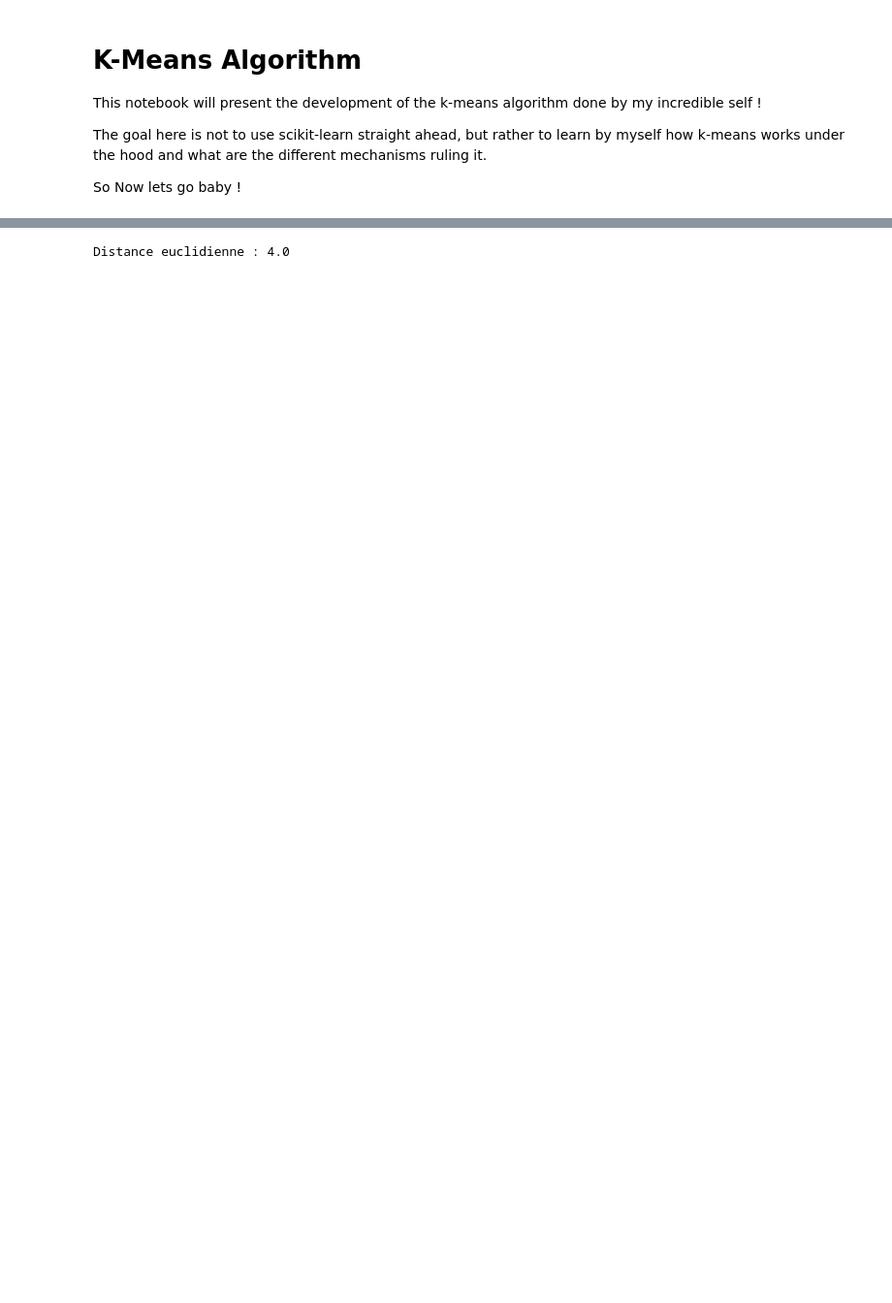
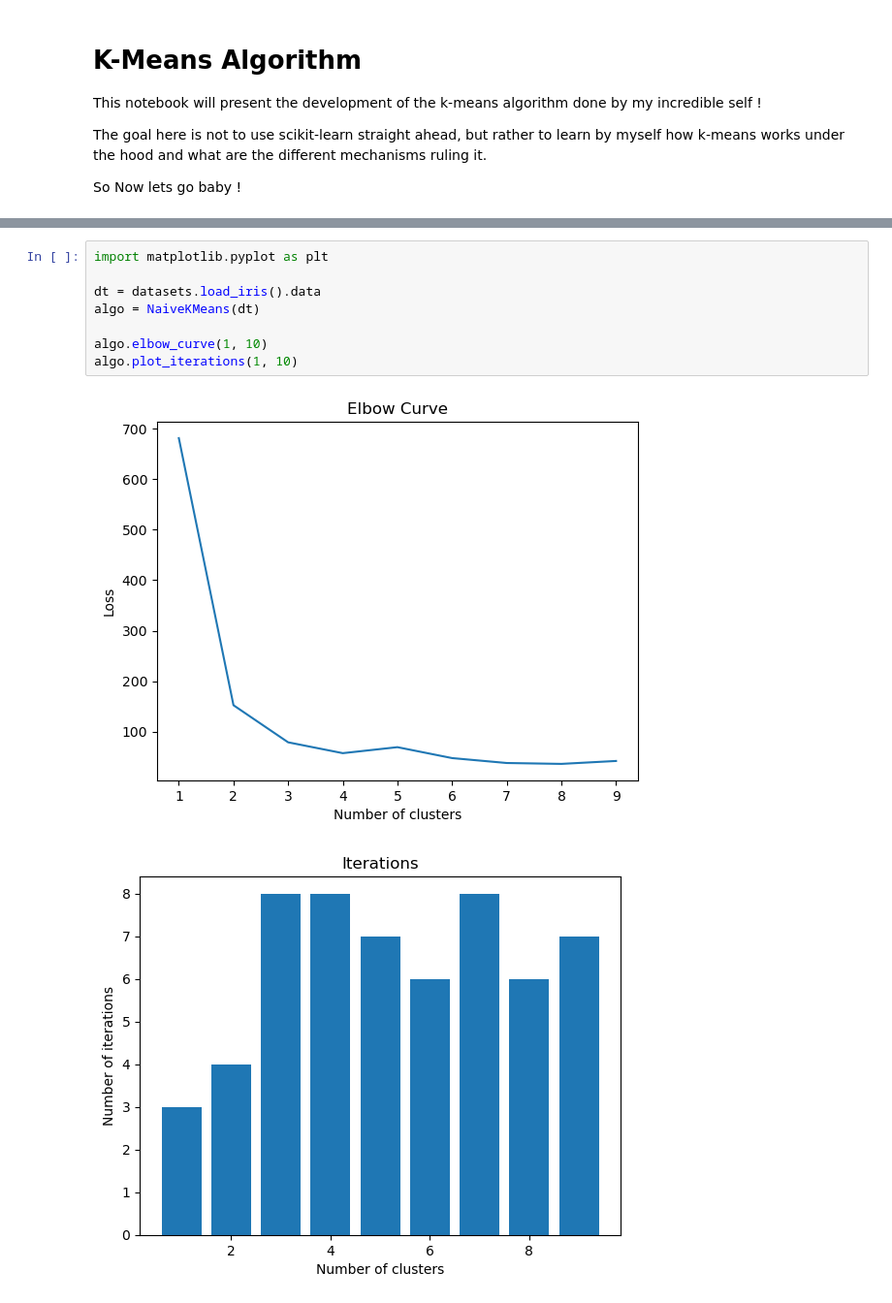
Before and after one commit to kerryghan-relot/LMU_TP-k-means-clustering-algorithm, a Jupyter notebook: k-means development.ipynb, the cells around one changed output, grey strips where cells are left out. Shown at 97% size. Drawn from its saved outputs; the diff is of its cells as text; blank space fills up the shorter version.

Commit message:
Added a class to manage the algorithm and add some plotting.

```diff
--- a/k-means development.ipynb
+++ b/k-means development.ipynb
@@ -107,3 +141,11 @@ print(f"{verif()} predictions were correct out of {n_rows} datapoints")
 # %%
+import matplotlib.pyplot as plt
+
+dt = datasets.load_iris().data
+algo = NaiveKMeans(dt)
+
+algo.elbow_curve(1, 10)
+algo.plot_iterations(1, 10)
 # %% [output]
-Distance euclidienne : 4.0
+[figure, added]
+[figure, added]
```
Also changed, not shown: parts of 3 cells of this notebook, 2 other files.
